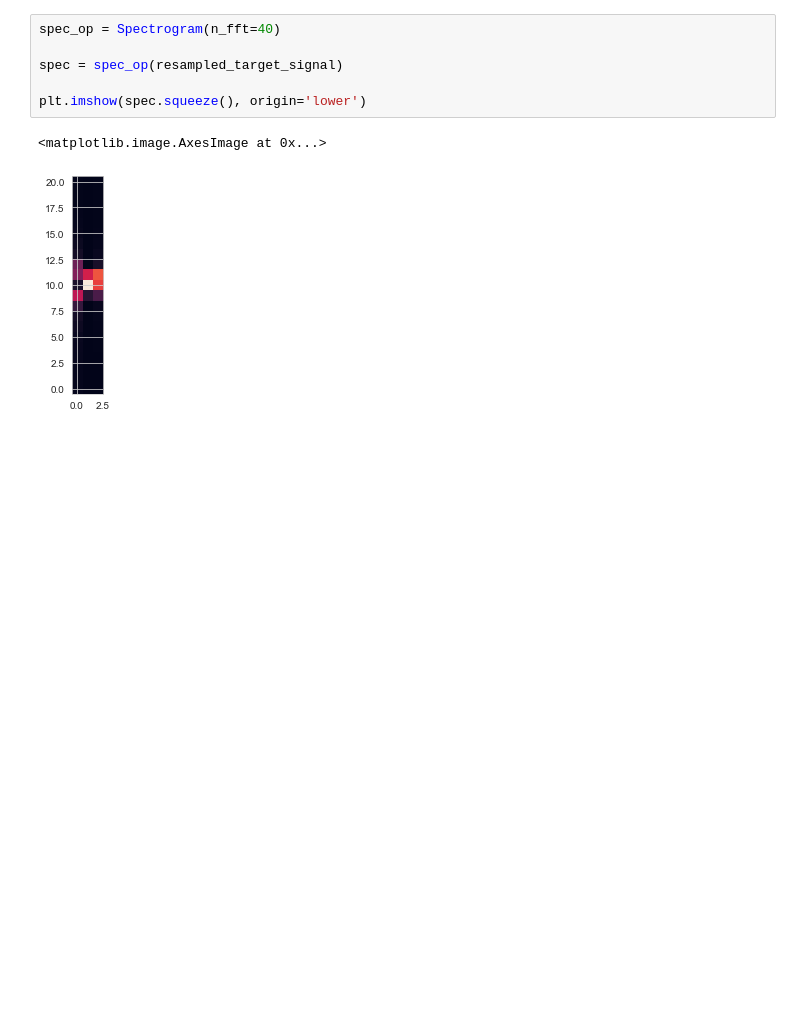
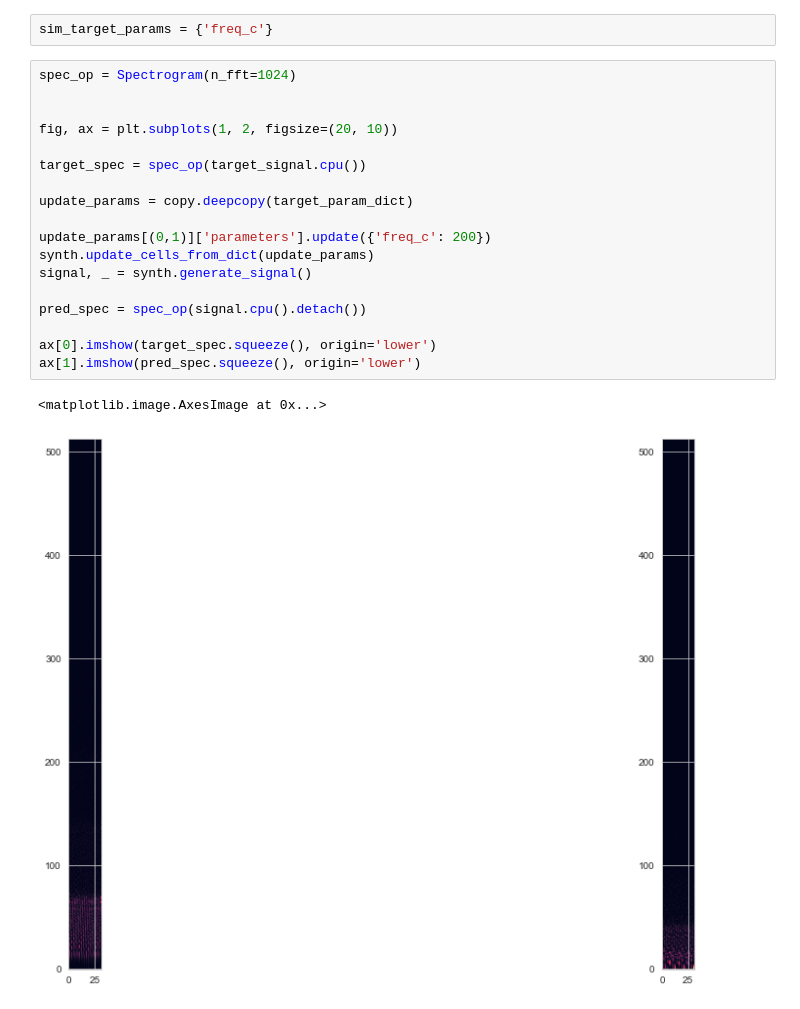
Before and after one commit to aisynth/diffmoog, a Jupyter notebook: visualize_loss_surface.ipynb, the cells around one changed output. Cells and saved outputs as stored; diff of their text form; blank space fills up the shorter version.

```diff
--- a/visualize_loss_surface.ipynb
+++ b/visualize_loss_surface.ipynb
@@ -95,9 +117,23 @@ plt.show()
-# %%
-spec_op = Spectrogram(n_fft=40)
-
-spec = spec_op(resampled_target_signal)
-
-plt.imshow(spec.squeeze(), origin='lower')
-# %% [output]
-<matplotlib.image.AxesImage at 0x...>
-[figure, removed]
+# %%
+sim_target_params = {'freq_c'}
+# %%
+spec_op = Spectrogram(n_fft=1024)
+
+
+fig, ax = plt.subplots(1, 2, figsize=(20, 10))
+
+target_spec = spec_op(target_signal.cpu())
+
+update_params = copy.deepcopy(target_param_dict)
+
+update_params[(0,1)]['parameters'].update({'freq_c': 200})
+synth.update_cells_from_dict(update_params)
+signal, _ = synth.generate_signal()
+
+pred_spec = spec_op(signal.cpu().detach())
+
+ax[0].imshow(target_spec.squeeze(), origin='lower')
+ax[1].imshow(pred_spec.squeeze(), origin='lower')
+# %% [output]
+<matplotlib.image.AxesImage at 0x...>
+[figure, added]
```
Also changed, not shown: parts of 6 cells of this notebook, 10 other files.
